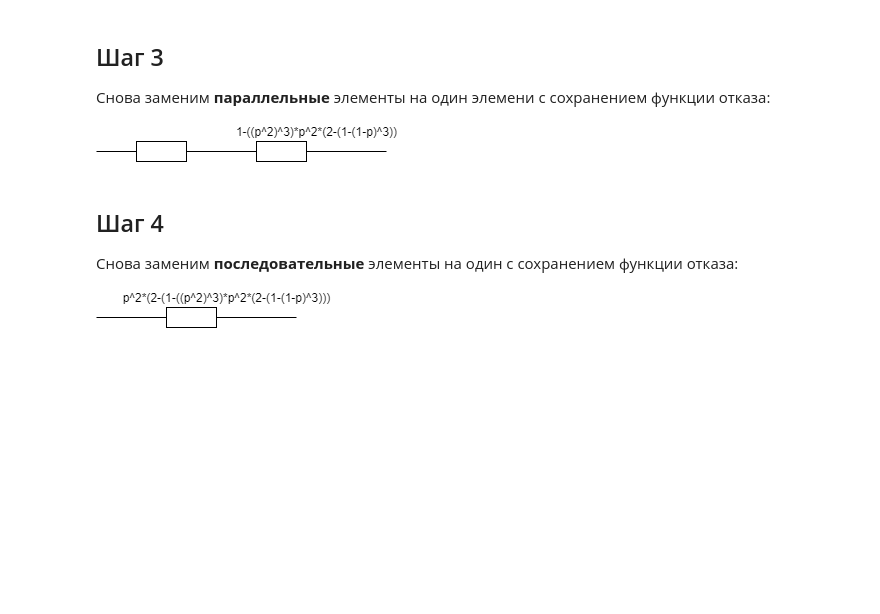
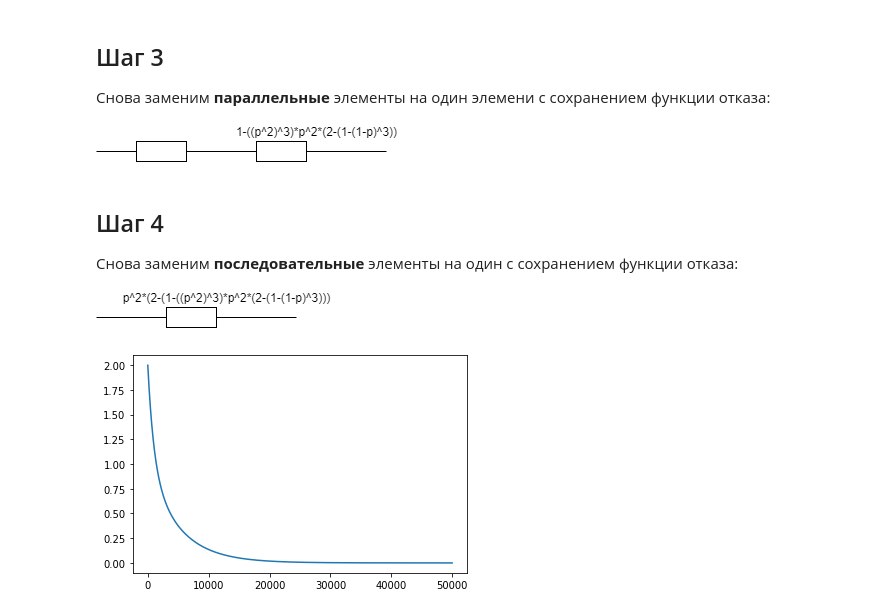
Before and after one commit to KaluginaMarina/FourthYearOfItmo, a Jupyter notebook: reliability-theory/lab1/lab1.ipynb, the cells around one changed output. Cells and saved outputs as stored; diff of their text form; code cells hidden in the pictures; blank space fills up the shorter version.

```diff
--- a/reliability-theory/lab1/lab1.ipynb
+++ b/reliability-theory/lab1/lab1.ipynb
@@ -77,3 +80,10 @@ def q(t):
 Снова заменим __последовательные__ элементы на один с сохранением функции отказа:
 
 ![step4.png](attachment:step4.png)
+# %%
+x = np.arange(t1, t2, 0.1)
+y = p(x)**2 * ( 2 - ( 1 - ( (p(x)**2)**3 ) * p(x)**2 * ( 2 - ( 1 - ( 1 - p(x) )**3) ) ) )
+plt.plot(x, y)
+plt.show()
+# %% [output]
+[figure, added]
```
Also changed, not shown: parts of 2 cells of this notebook.
